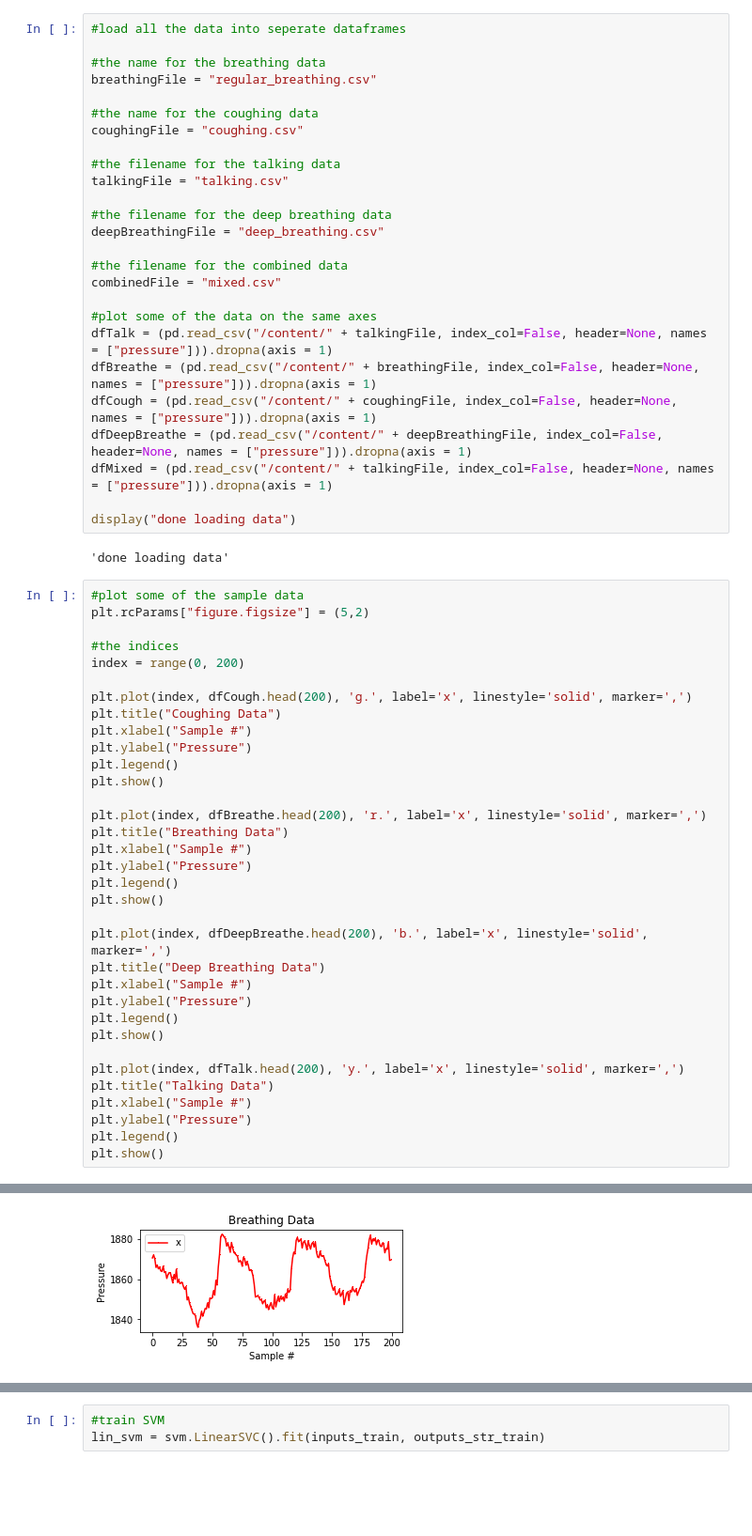
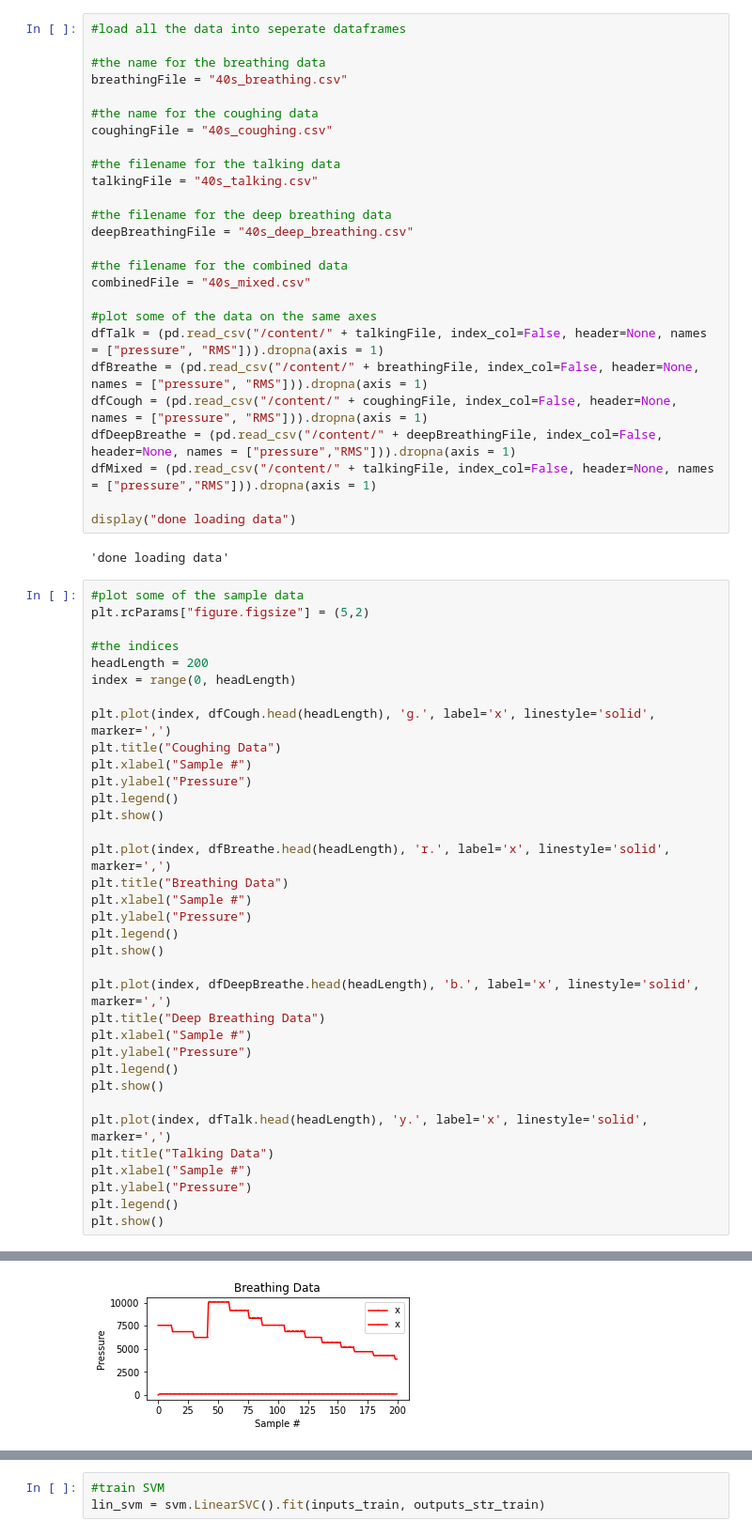
Before and after one commit to yohancsx/SmartMask, a Jupyter notebook: micro_ml/BLE_Sense_SVM_Train.ipynb, the cells around one changed output, grey strips where cells are left out. Shown at 94% size. Drawn from its saved outputs; the diff is of its cells as text; blank space fills up the shorter version.

```diff
--- a/micro_ml/BLE_Sense_SVM_Train.ipynb
+++ b/micro_ml/BLE_Sense_SVM_Train.ipynb
@@ -36,26 +36,26 @@ from sklearn import svm
 #load all the data into seperate dataframes
 
 #the name for the breathing data
-breathingFile = "regular_breathing.csv"
+breathingFile = "40s_breathing.csv"
 
 #the name for the coughing data
-coughingFile = "coughing.csv"
+coughingFile = "40s_coughing.csv"
 
 #the filename for the talking data
-talkingFile = "talking.csv"
+talkingFile = "40s_talking.csv"
 
 #the filename for the deep breathing data
-deepBreathingFile = "deep_breathing.csv"
+deepBreathingFile = "40s_deep_breathing.csv"
 
 #the filename for the combined data
-combinedFile = "mixed.csv"
+combinedFile = "40s_mixed.csv"
 
 #plot some of the data on the same axes
-dfTalk = (pd.read_csv("/content/" + talkingFile, index_col=False, header=None, names = ["pressure"])).dropna(axis = 1)
-dfBreathe = (pd.read_csv("/content/" + breathingFile, index_col=False, header=None, names = ["pressure"])).dropna(axis = 1)
-dfCough = (pd.read_csv("/content/" + coughingFile, index_col=False, header=None, names = ["pressure"])).dropna(axis = 1)
-dfDeepBreathe = (pd.read_csv("/content/" + deepBreathingFile, index_col=False, header=None, names = ["pressure"])).dropna(axis = 1)
-dfMixed = (pd.read_csv("/content/" + talkingFile, index_col=False, header=None, names = ["pressure"])).dropna(axis = 1)
+dfTalk = (pd.read_csv("/content/" + talkingFile, index_col=False, header=None, names = ["pressure", "RMS"])).dropna(axis = 1)
+dfBreathe = (pd.read_csv("/content/" + breathingFile, index_col=False, header=None, names = ["pressure", "RMS"])).dropna(axis = 1)
+dfCough = (pd.read_csv("/content/" + coughingFile, index_col=False, header=None, names = ["pressure", "RMS"])).dropna(axis = 1)
+dfDeepBreathe = (pd.read_csv("/content/" + deepBreathingFile, index_col=False, header=None, names = ["pressure","RMS"])).dropna(axis = 1)
+dfMixed = (pd.read_csv("/content/" + talkingFile, index_col=False, header=None, names = ["pressure","RMS"])).dropna(axis = 1)
 
 display("done loading data")
 # %% [output]
@@ -65,30 +65,31 @@ display("done loading data")
 plt.rcParams["figure.figsize"] = (5,2)
 
 #the indices
-index = range(0, 200)
+headLength = 200
+index = range(0, headLength)
 
-plt.plot(index, dfCough.head(200), 'g.', label='x', linestyle='solid', marker=',')
+plt.plot(index, dfCough.head(headLength), 'g.', label='x', linestyle='solid', marker=',')
 plt.title("Coughing Data")
 plt.xlabel("Sample #")
 plt.ylabel("Pressure")
 plt.legend()
 plt.show()
 
-plt.plot(index, dfBreathe.head(200), 'r.', label='x', linestyle='solid', marker=',')
+plt.plot(index, dfBreathe.head(headLength), 'r.', label='x', linestyle='solid', marker=',')
 plt.title("Breathing Data")
 plt.xlabel("Sample #")
 plt.ylabel("Pressure")
 plt.legend()
 plt.show()
 
-plt.plot(index, dfDeepBreathe.head(200), 'b.', label='x', linestyle='solid', marker=',')
+plt.plot(index, dfDeepBreathe.head(headLength), 'b.', label='x', linestyle='solid', marker=',')
 plt.title("Deep Breathing Data")
 plt.xlabel("Sample #")
 plt.ylabel("Pressure")
 plt.legend()
 plt.show()
 
-plt.plot(index, dfTalk.head(200), 'y.', label='x', linestyle='solid', marker=',')
+plt.plot(index, dfTalk.head(headLength), 'y.', label='x', linestyle='solid', marker=',')
 plt.title("Talking Data")
 plt.xlabel("Sample #")
 plt.ylabel("Pressure")
@@ -99 +100 @@ plt.show()
-[figure, old version]
+[figure, new version]
```
Also changed, not shown: parts of 12 cells of this notebook.
